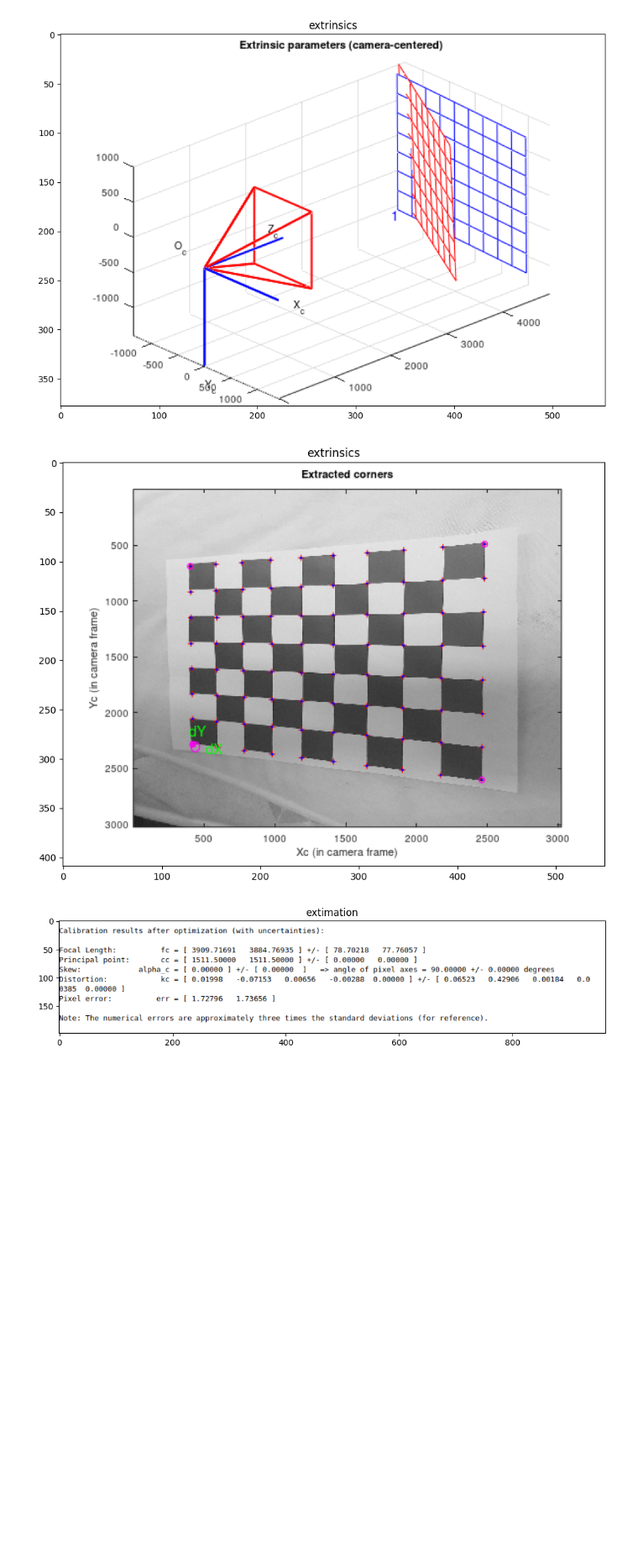
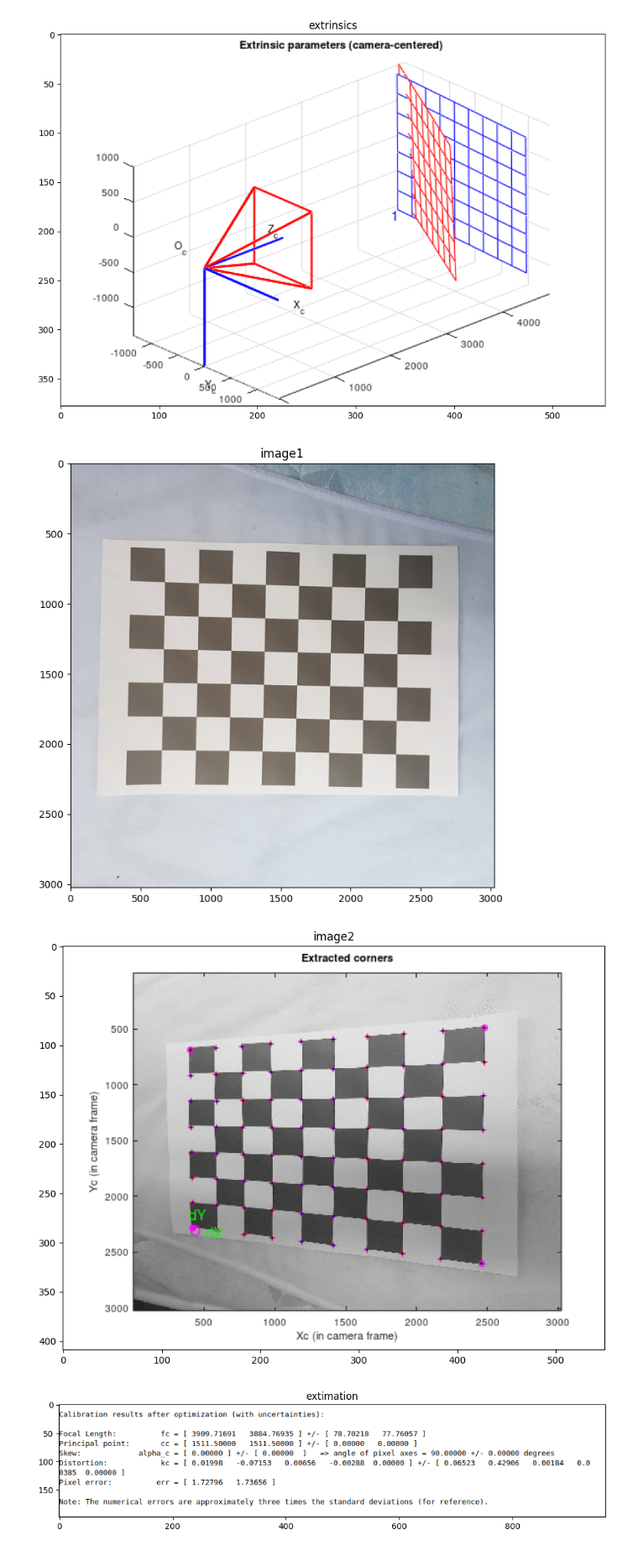
Before and after one commit to Marcos30004347/computer-vision, a Jupyter notebook: camera_calibration/Camera_Calibration.ipynb, the cells around one changed output. Shown at 84% size. Drawn from its saved outputs; the diff is of its cells as text; code cells hidden in the pictures; blank space fills up the shorter version.

```diff
--- a/camera_calibration/Camera_Calibration.ipynb
+++ b/camera_calibration/Camera_Calibration.ipynb
@@ -68,6 +70,9 @@ Using the Octave Calibration Toolbox (https://github.com/nghiaho12/camera_calibr
 # %%
 octave1 = cv2.imread("octave1.png")
 octave2 = cv2.imread("octave2.png")
+image1  = cv2.imread("image1.jpg")
+image1 = cv2.rotate(image1, cv2.cv2.ROTATE_90_CLOCKWISE)
+
 octave3 = cv2.imread("octave3.png")
 octave4 = cv2.imread("octave4.png")
 octave5 = cv2.imread("octave5.png")
@@ -83,12 +88,16 @@ plt.title('extrinsics')
 plt.show()
 # %% [output]
 [figure]
-# %%
-plt.imshow(octave2_d)
-plt.title('extrinsics')
-plt.show()
-# %% [output]
-[figure, removed]
+# %%
+plt.title('image1')
+plt.imshow(image1)
+plt.show()
+plt.title('image2')
+plt.imshow(octave2_d)
+plt.show()
+# %% [output]
+[figure, added]
+[figure, added]
 # %%
 plt.imshow(octave3_d)
 plt.title('extimation')
```
Also changed, not shown: parts of 38 cells of this notebook, 2 other files.
